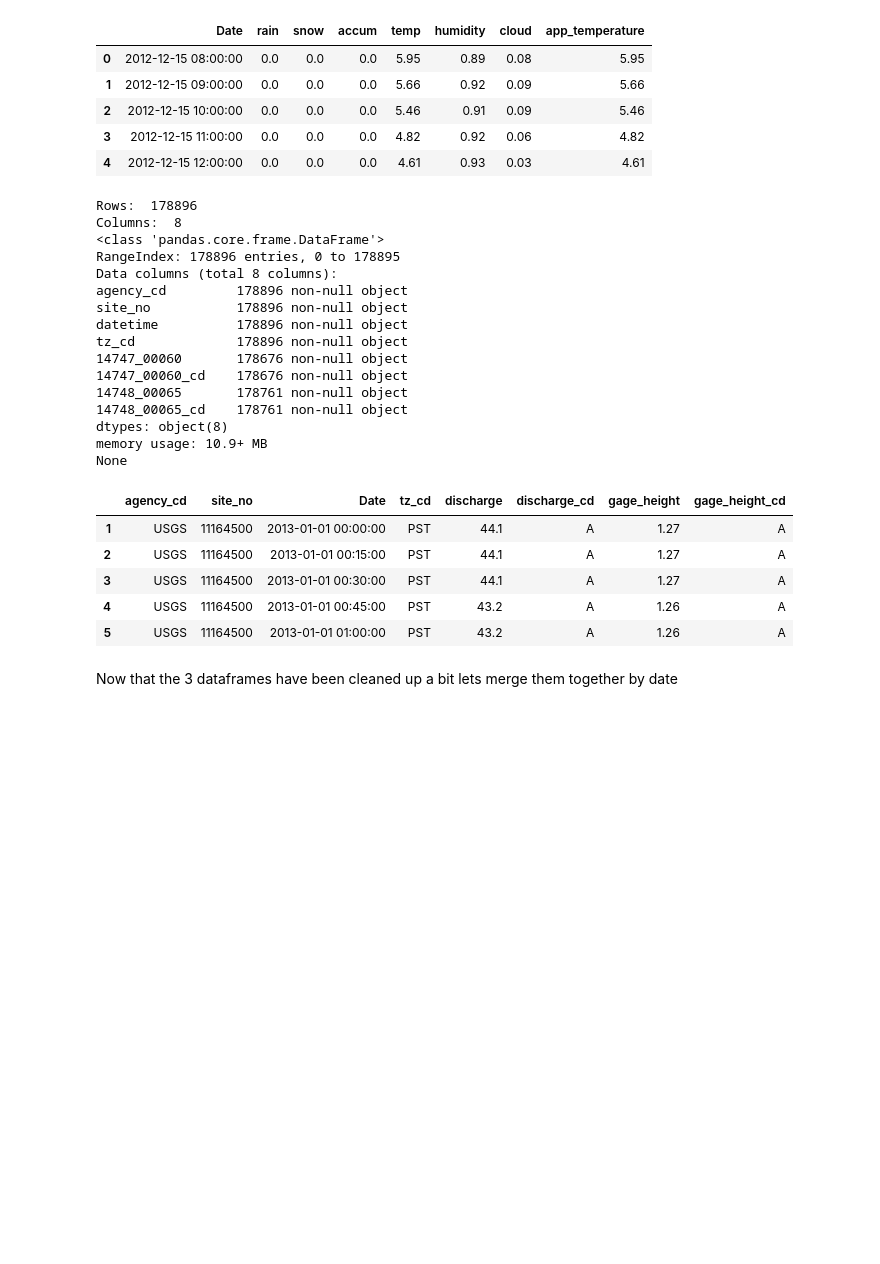
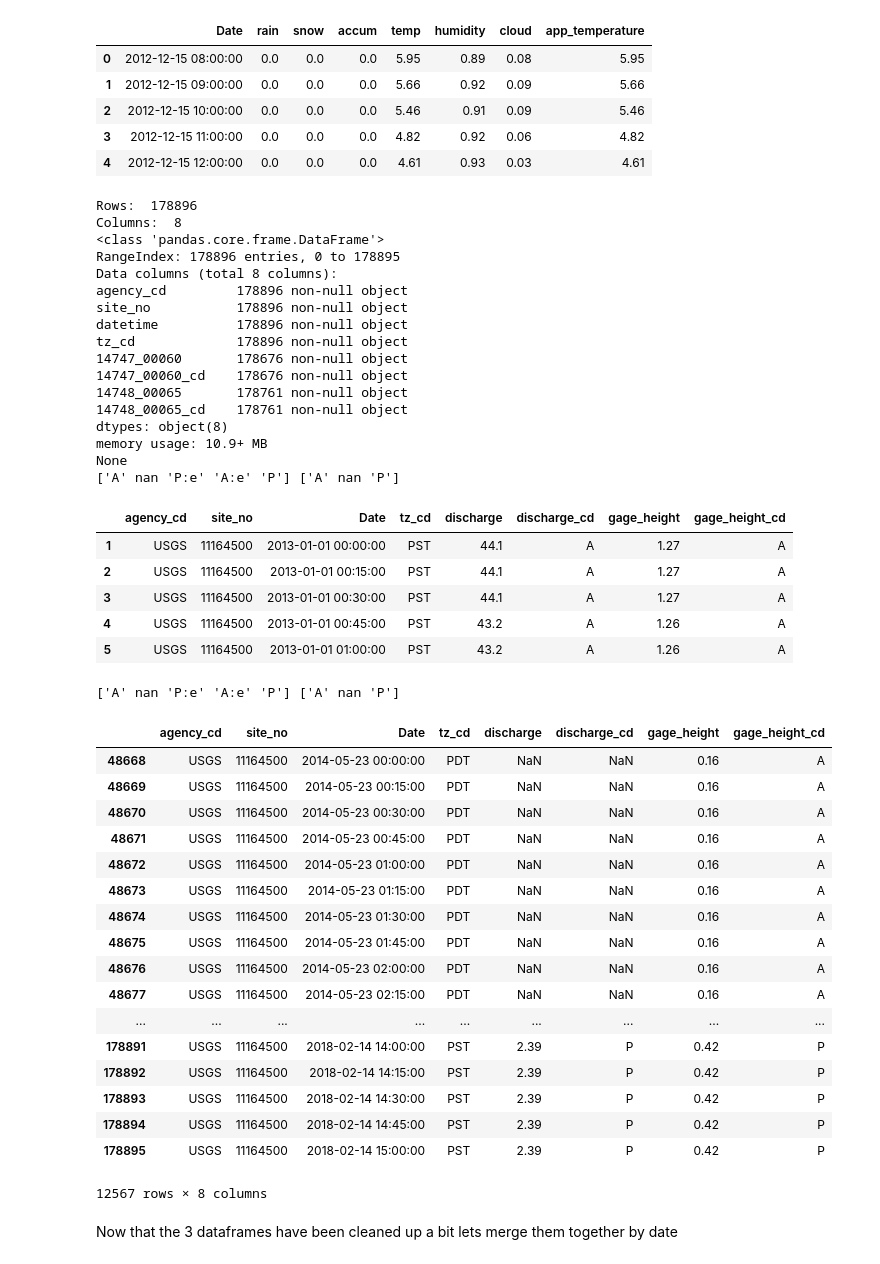
Before and after one commit to LucasXavierChurchman/plutoshift_flow, a Jupyter notebook: flow.ipynb, the cells around one changed output. Drawn from its saved outputs; the diff is of its cells as text; code cells hidden in the pictures; blank space fills up the shorter version.

```diff
--- a/flow.ipynb
+++ b/flow.ipynb
@@ -94,7 +94,7 @@ usgs.rename(columns = {'14747_00060': 'discharge',
             '14748_00065_cd' : 'gage_height_cd',
             'datetime' : 'Date'},
            inplace = True)
-
+print(usgs.discharge_cd.unique(), usgs.gage_height_cd.unique())
 usgs.head()
 # %% [output]
 Rows:  178896
@@ -113,11 +113,35 @@ tz_cd             178896 non-null object
 dtypes: object(8)
 memory usage: 10.9+ MB
 None
+['A' nan 'P:e' 'A:e' 'P'] ['A' nan 'P']
 |  | agency_cd | site_no | Date | tz_cd | discharge | discharge_cd | gage_height | gage_height_cd |
 | 1 | USGS | 11164500 | 2013-01-01 00:00:00 | PST | 44.1 | A | 1.27 | A |
 | 2 | USGS | 11164500 | 2013-01-01 00:15:00 | PST | 44.1 | A | 1.27 | A |
 | 3 | USGS | 11164500 | 2013-01-01 00:30:00 | PST | 44.1 | A | 1.27 | A |
 | 4 | USGS | 11164500 | 2013-01-01 00:45:00 | PST | 43.2 | A | 1.26 | A |
 | 5 | USGS | 11164500 | 2013-01-01 01:00:00 | PST | 43.2 | A | 1.26 | A |
+# %%
+print(usgs.discharge_cd.unique(), usgs.gage_height_cd.unique())
+usgs[(usgs['discharge_cd'] !='A') | (usgs['gage_height_cd'] != 'A')]
+# %% [output]
+['A' nan 'P:e' 'A:e' 'P'] ['A' nan 'P']
+|  | agency_cd | site_no | Date | tz_cd | discharge | discharge_cd | gage_height | gage_height_cd |
+| 48668 | USGS | 11164500 | 2014-05-23 00:00:00 | PDT | NaN | NaN | 0.16 | A |
+| 48669 | USGS | 11164500 | 2014-05-23 00:15:00 | PDT | NaN | NaN | 0.16 | A |
+| 48670 | USGS | 11164500 | 2014-05-23 00:30:00 | PDT | NaN | NaN | 0.16 | A |
+| 48671 | USGS | 11164500 | 2014-05-23 00:45:00 | PDT | NaN | NaN | 0.16 | A |
+| 48672 | USGS | 11164500 | 2014-05-23 01:00:00 | PDT | NaN | NaN | 0.16 | A |
+| 48673 | USGS | 11164500 | 2014-05-23 01:15:00 | PDT | NaN | NaN | 0.16 | A |
+| 48674 | USGS | 11164500 | 2014-05-23 01:30:00 | PDT | NaN | NaN | 0.16 | A |
+| 48675 | USGS | 11164500 | 2014-05-23 01:45:00 | PDT | NaN | NaN | 0.16 | A |
+| 48676 | USGS | 11164500 | 2014-05-23 02:00:00 | PDT | NaN | NaN | 0.16 | A |
+| 48677 | USGS | 11164500 | 2014-05-23 02:15:00 | PDT | NaN | NaN | 0.16 | A |
+| ... | ... | ... | ... | ... | ... | ... | ... | ... |
+| 178891 | USGS | 11164500 | 2018-02-14 14:00:00 | PST | 2.39 | P | 0.42 | P |
+| 178892 | USGS | 11164500 | 2018-02-14 14:15:00 | PST | 2.39 | P | 0.42 | P |
+| 178893 | USGS | 11164500 | 2018-02-14 14:30:00 | PST | 2.39 | P | 0.42 | P |
+| 178894 | USGS | 11164500 | 2018-02-14 14:45:00 | PST | 2.39 | P | 0.42 | P |
+| 178895 | USGS | 11164500 | 2018-02-14 15:00:00 | PST | 2.39 | P | 0.42 | P |
+12567 rows × 8 columns
 # %% [markdown]
 Now that the 3 dataframes have been cleaned up a bit lets merge them together by date
```
Also changed, not shown: parts of 5 cells of this notebook.
